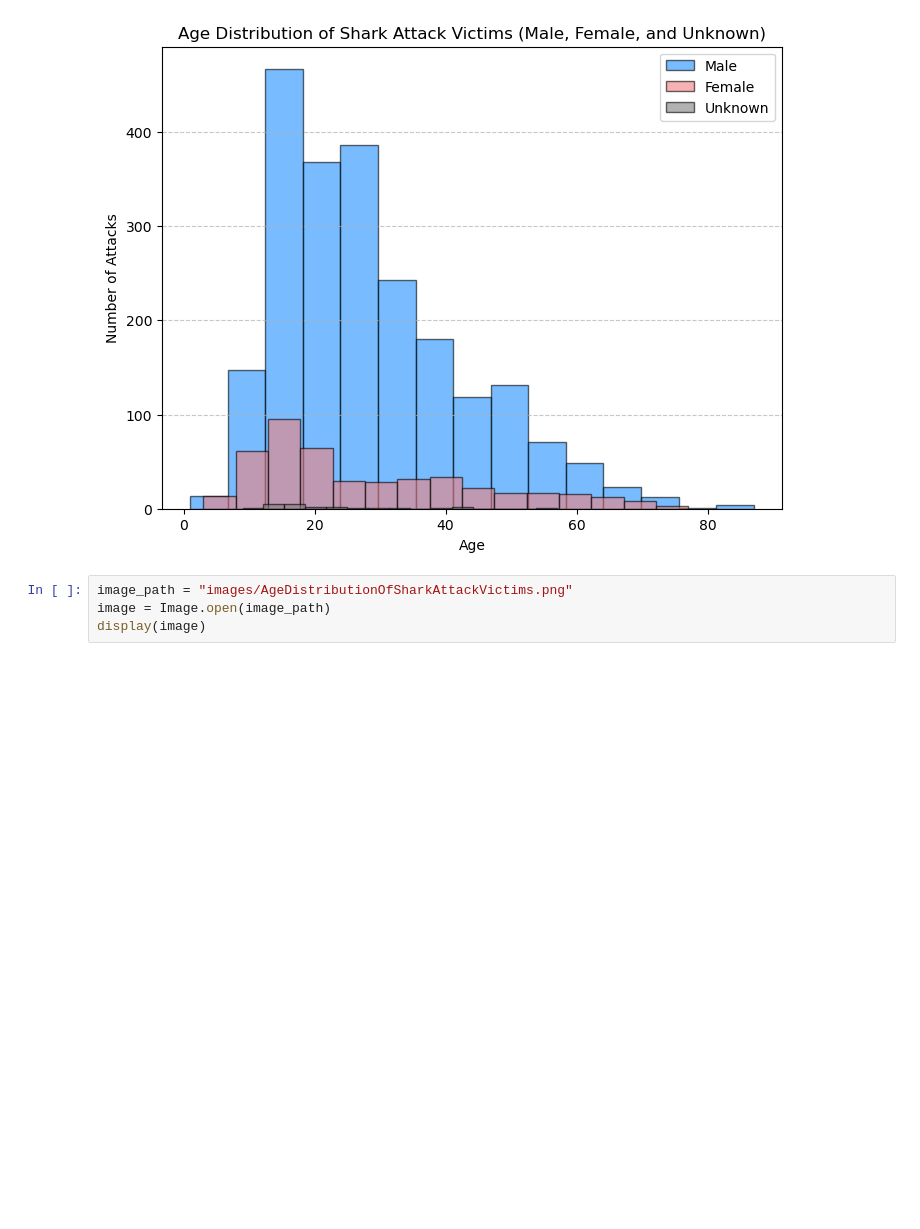
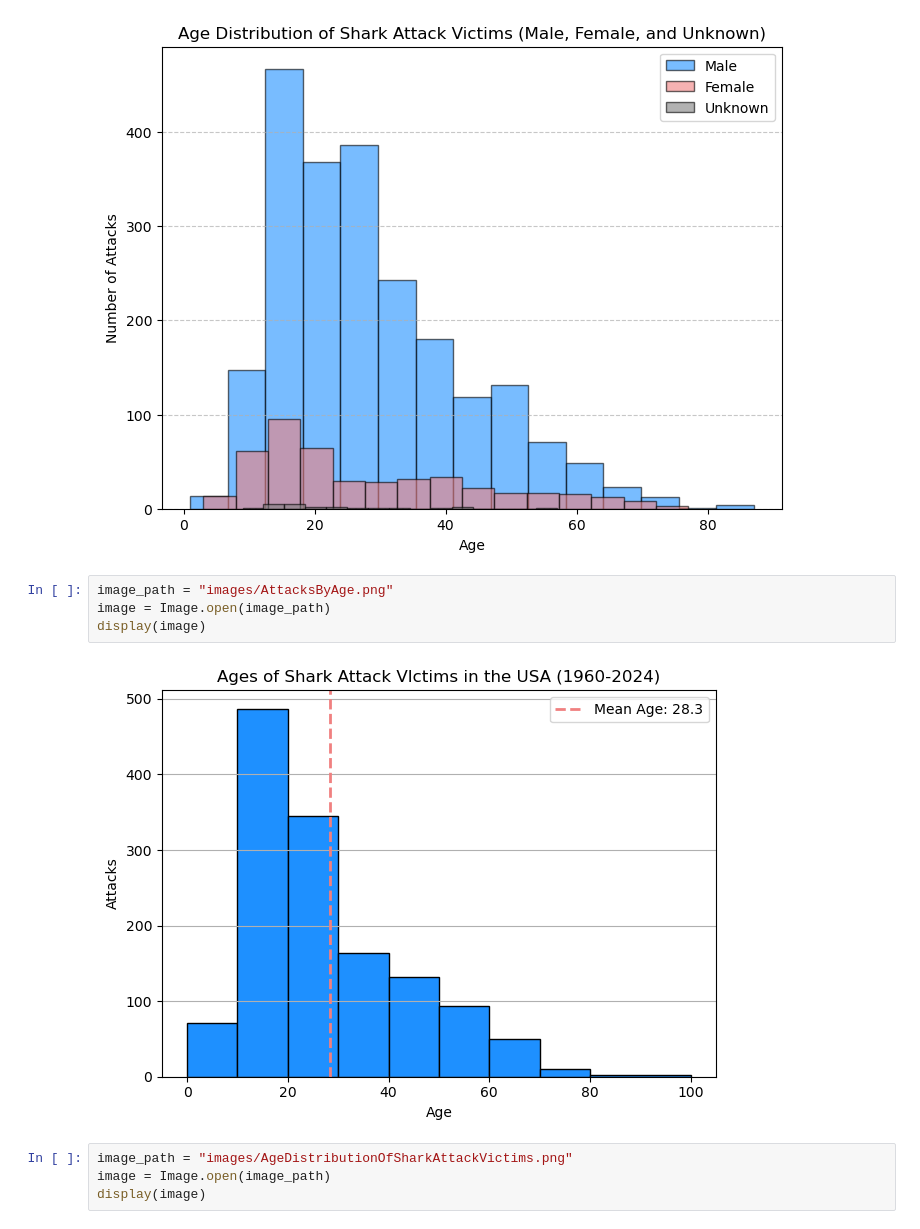
Before and after one commit to SheryllD/shark_attacks_project, a Jupyter notebook: shark_data_wrangling.ipynb, the cells around one changed output. Drawn from its saved outputs; the diff is of its cells as text; blank space fills up the shorter version.

```diff
--- a/shark_data_wrangling.ipynb
+++ b/shark_data_wrangling.ipynb
@@ -249,6 +249,12 @@ image = Image.open(image_path)
 display(image)
 # %% [output]
 [figure]
+# %%
+image_path = "images/AttacksByAge.png"
+image = Image.open(image_path)
+display(image)
+# %% [output]
+[figure, added]
 # %%
 image_path = "images/AgeDistributionOfSharkAttackVictims.png"
 image = Image.open(image_path)
```
Also changed, not shown: 1 other file.
